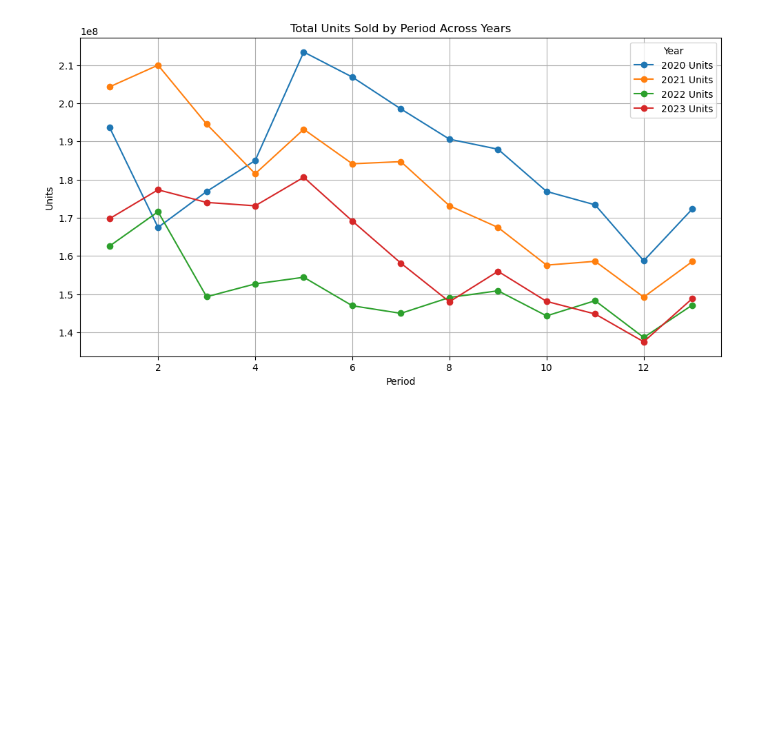
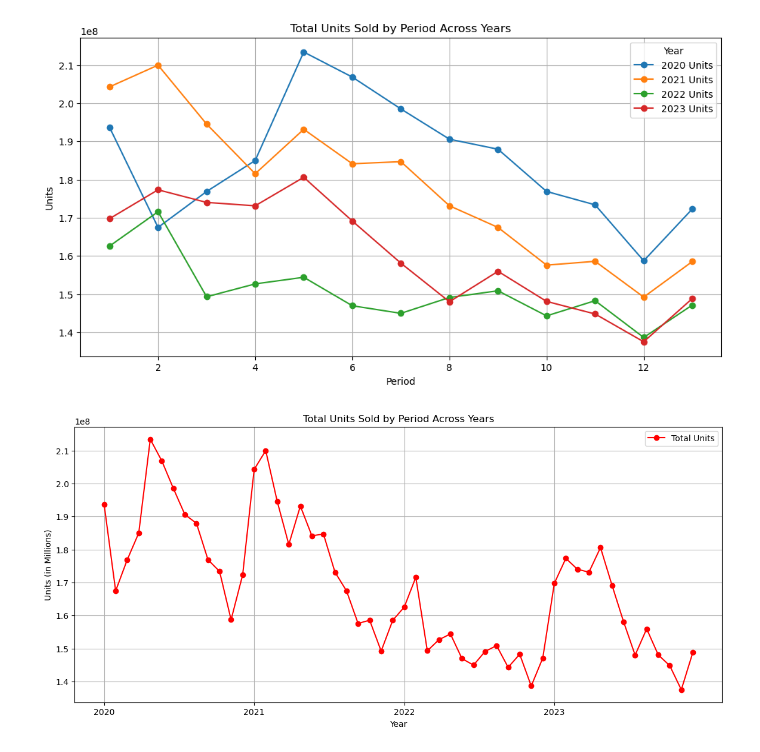
Before and after one commit to rsm-cds006/479GroupProject, a Jupyter notebook: analysis.ipynb, the cells around one changed output. Saved outputs shown, nothing was run; the diff lists cells and outputs as text; code cells hidden in the pictures; blank space fills up the shorter version.

```diff
--- a/analysis.ipynb
+++ b/analysis.ipynb
@@ -43,11 +51,12 @@ stacked_df
 # %%
-stacked_df.columns = stacked_df.columns.str.strip()
+merged_df = pd.read_csv('data/merged_data.csv')
+merged_df.columns = merged_df.columns.str.strip()
 
 # Plot
 plt.figure(figsize=(12, 6))
 
-for year in stacked_df['Year'].unique():
-    subset = stacked_df[stacked_df['Year'] == year]
+for year in merged_df['Year'].unique():
+    subset = merged_df[merged_df['Year'] == year]
     plt.plot(subset['Period'], subset['Units'], marker='o', label=f'{year} Units')
 
 plt.title('Total Units Sold by Period Across Years')
@@ -58,3 +67,26 @@ plt.grid(True)
 plt.show()
 # %% [output]
 [figure]
+# %%
+merged_df['Extended Period'] = (merged_df['Year'] - merged_df['Year'].min()) * 13 + merged_df['Period']
+
+# Plotting
+plt.figure(figsize=(14, 6))
+
+# Plot line for units
+plt.plot(merged_df['Extended Period'], merged_df['Units'], marker='o', linestyle='-', color='red', label='Total Units')
+
+# Setting x-axis ticks to show each year at the start of its first period
+ticks = merged_df.groupby('Year')['Extended Period'].min().tolist()
+labels = merged_df['Year'].unique()
+
+plt.xticks(ticks, labels)
+
+plt.title('Total Units Sold by Period Across Years')
+plt.xlabel('Year')
+plt.ylabel('Units (in Millions)')
+plt.grid(True)
+plt.legend()
+plt.show()
+# %% [output]
+[figure, added]
```
Also changed, not shown: parts of 6 cells of this notebook.
